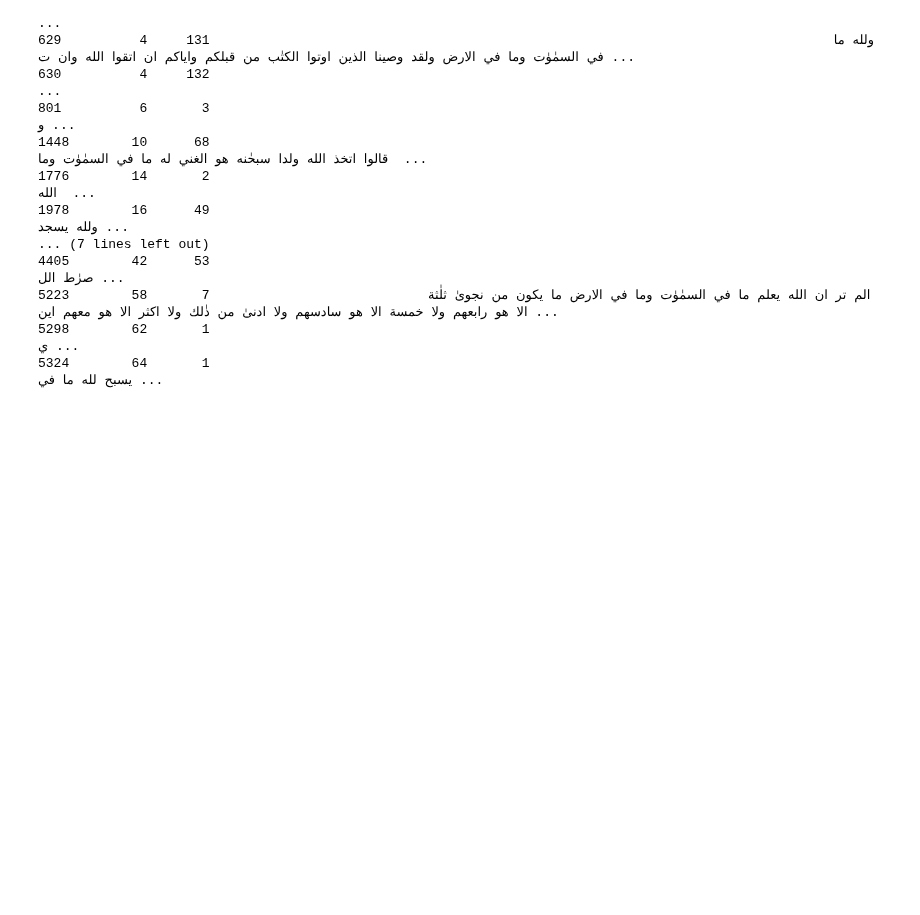
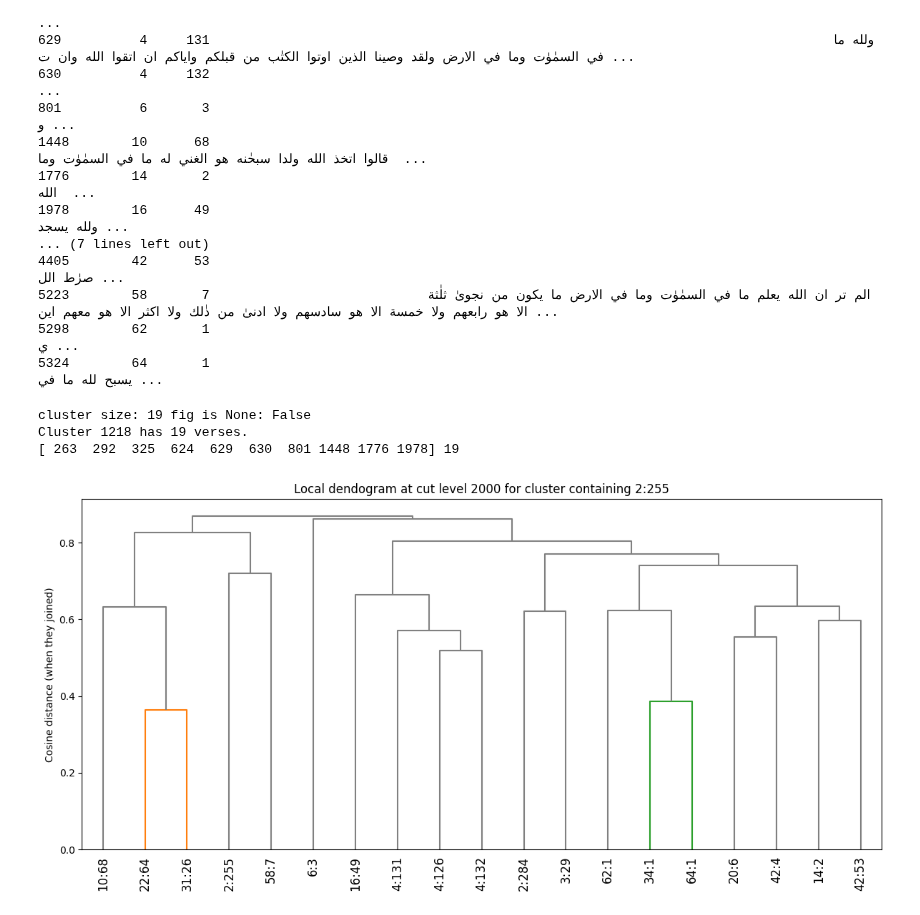
Before and after one commit to Zain1958/similarity-search, a Jupyter notebook: notebooks/03_hierarchical_clustering.ipynb, the cells around one changed output. Drawn from its saved outputs; the diff is of its cells as text; code cells hidden in the pictures; blank space fills up the shorter version.

Commit message:
fix: local dendogram not showing when calling build denndrogram function from utils

```diff
--- a/notebooks/03_hierarchical_clustering.ipynb
+++ b/notebooks/03_hierarchical_clustering.ipynb
@@ -216,3 +216,34 @@ Verses in this cluster:
 5223        58       7                            الم تر ان الله يعلم ما في السمٰوٰت وما في الارض ما يكون من نجوىٰ ثلٰثة الا هو رابعهم ولا خمسة الا هو سادسهم ولا ادنىٰ من ذٰلك ولا اكثر الا هو معهم اين ...
 5298        62       1                                                                                                                                                                                 ي ...
 5324        64       1                                                                                                                                                                    يسبح لله ما في ...
+# %%
+import os
+import sys
+import importlib
+
+sys.path.append(os.path.abspath(".."))  # add project root
+import utils
+importlib.reload(utils)
+from utils import build_local_dendrogram
+
+result = build_local_dendrogram(
+    2, 255, Z, k=2000, vectorized_verses=vectorized_verses, df=df
+)
+
+# Support both older (fig, member_idx) and newer (fig, member_idx, msg) returns
+if len(result) == 3:
+    fig, member_idx, msg = result
+else:
+    fig, member_idx = result
+    msg = "No message returned (older function version)."
+
+print("cluster size:", len(member_idx), "fig is None:", fig is None)
+print(msg)
+if fig is not None:
+    fig.show()
+print(member_idx[:10], len(member_idx))
+# %% [output]
+cluster size: 19 fig is None: False
+Cluster 1218 has 19 verses.
+[ 263  292  325  624  629  630  801 1448 1776 1978] 19
+[figure, added]
```
Also changed, not shown: 1 other file.
